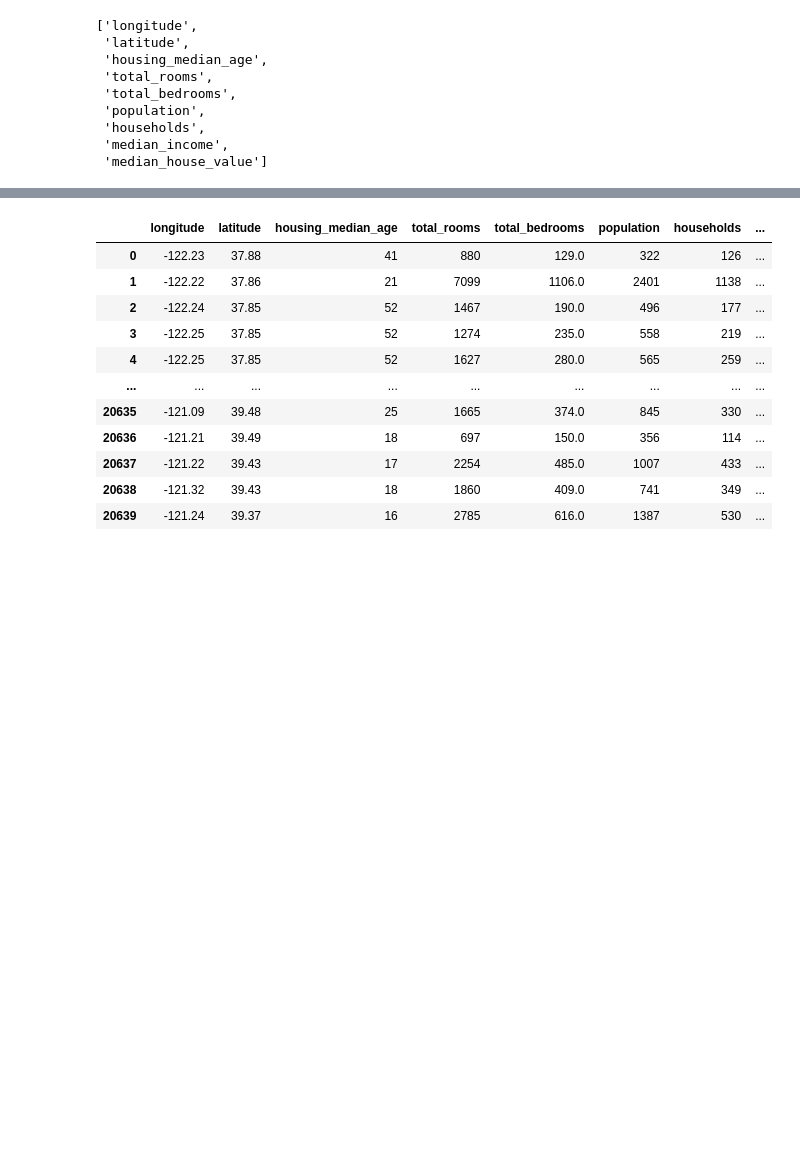
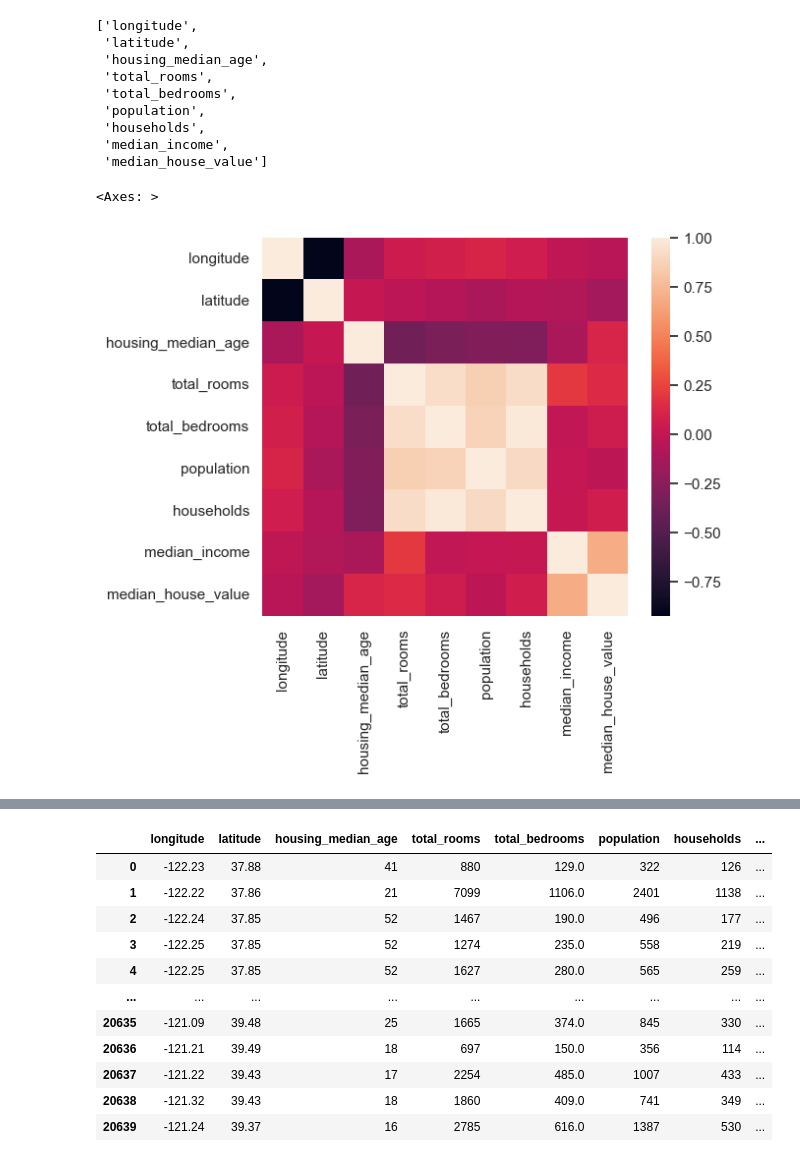
Before and after one commit to EgorAndrik/numerical-analysis-labs, a Jupyter notebook: CVW1.ipynb, the cells around one changed output, grey strips where cells are left out. Cells and saved outputs as stored; diff of their text form; code cells hidden in the pictures; blank space fills up the shorter version.

```diff
--- a/CVW1.ipynb
+++ b/CVW1.ipynb
@@ -98,6 +108,13 @@ plot_smart_boxplots(data)
  'households',
  'median_income',
  'median_house_value']
+# %%
+sns.set(rc={'figure.figsize': (6, 5)})
+correlation_matrix = data.corr()
+sns.heatmap(correlation_matrix)
+# %% [output]
+<Axes: >
+[figure, added]
 # %%
 data.describe()
 # %% [output]
```
Also changed, not shown: parts of 61 cells of this notebook.
